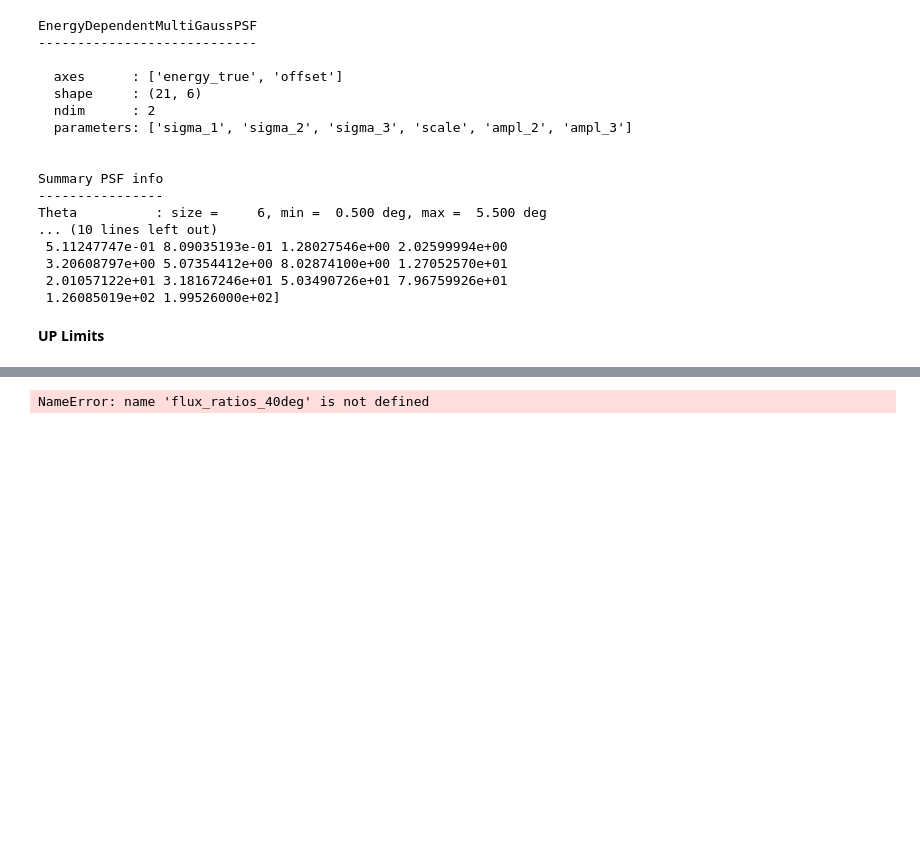
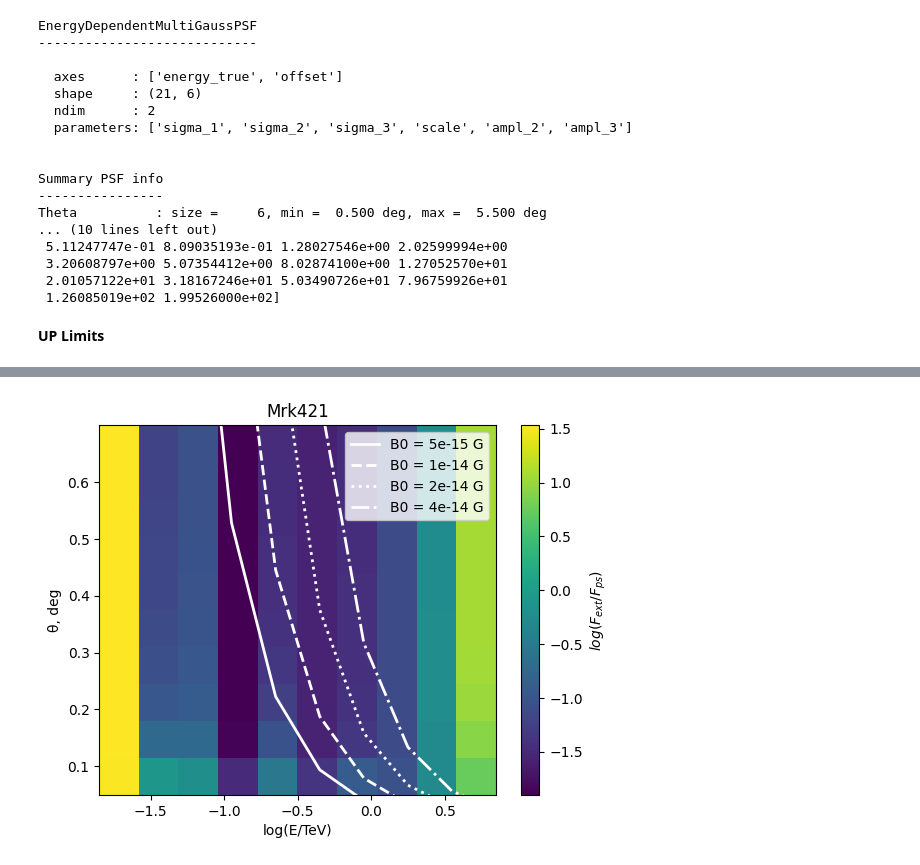
Before and after one commit to Nico812/CTAO-EXT_EM_analyses, a Jupyter notebook: DC_EM_UP_LIM_remaster.ipynb, the cells around one changed output, grey strips where cells are left out. Drawn from its saved outputs; the diff is of its cells as text; code cells hidden in the pictures; blank space fills up the shorter version.

```diff
--- a/DC_EM_UP_LIM_remaster.ipynb
+++ b/DC_EM_UP_LIM_remaster.ipynb
@@ -369,11 +365,38 @@ plt.show()
-# %%
-for i, flux_ratio_40deg in enumerate(flux_ratios_40deg):
-    plt.errorbar(e*(0.95*1.03**i), flux_ratio_40deg,np.abs(flux_ratio_40deg)/3, alpha=0.1+0.1*i, uplims=True, linestyle='none',marker='o', label="20deg - "+str(round(sigmas_ext_injected[i],3))+r'$^\circ$',color='red')
-plt.xscale("log")
-plt.yscale("log")
-plt.ylabel(r"$F_{ext}/F_{ps}$")
-plt.xlabel("E [TeV]")
-plt.ylim([0.01, 10])
-plt.legend()
-# %% [output]
-NameError: name 'flux_ratios_40deg' is not defined
+# %%
+if name == "Mrk421":
+    z = 0.03
+else:
+    z = 0.033
+B0 = np.array([5, 10, 20, 40])*10**(-15) # G
+lambda_b = 10 # kpc
+E_mat = e[:, np.newaxis] # column
+B0_mat = B0[np.newaxis, :] # row
+
+E_prime = np.sqrt(E_mat/0.33)*20
+delta = 5*10**(-7)*(20/E_prime)**(3/2)*(B0/10**(-18))*(lambda_b)**(1/2)
+#delta = 3*10**(-6)*(B0/10**(-18))*(E_prime/20)**(-2)
+D_gamma = 40*20/E_prime
+tau = 130/D_gamma
+
+#theta_theor = D_gamma*delta/130
+#theta_theor = delta/tau
+theta_theor = 0.07*(1+z)**(-1/2)*(tau/10)**(-1)*(E_mat/0.1)**(-3/4)*(B0/10**(-14))*(lambda_b)**(1/2)
+
+
+plt.plot(np.log10(E_mat), theta_theor[:, 0], 'white', linewidth=2, label=f"B0 = {B0_mat[0,0]:.0e} G")
+plt.plot(np.log10(E_mat), theta_theor[:, 1], 'white', linewidth=2, linestyle='--', label=f"B0 = {B0_mat[0,1]:.0e} G")
+plt.plot(np.log10(E_mat), theta_theor[:, 2], 'white', linewidth=2, linestyle=':', label=f"B0 = {B0_mat[0,2]:.0e} G")
+plt.plot(np.log10(E_mat), theta_theor[:, 3], 'white', linewidth=2, linestyle='-.', label=f"B0 = {B0_mat[0,3]:.0e} G")
+
+
+plt.xlabel("log(E/TeV)")
+plt.ylabel("θ, deg")
+plt.legend()
+plt.title(f"{name}")
+
+plt.imshow(np.log10(flux_ratios_20deg), extent=[np.log10(e[0]), np.log10(e[-1]), sigmas_ext[0], sigmas_ext[-1]], aspect='auto', origin='lower')
+plt.colorbar(label=r"$log(F_{ext}/F_{ps})$")
+#plt.savefig(f'./images/UL_{name}_DC_COMPLETE.png', dpi=600, bbox_inches='tight')
+plt.show()
+# %% [output]
+[figure, added]
```
Also changed, not shown: parts of 6 cells of this notebook, 4 other files.
